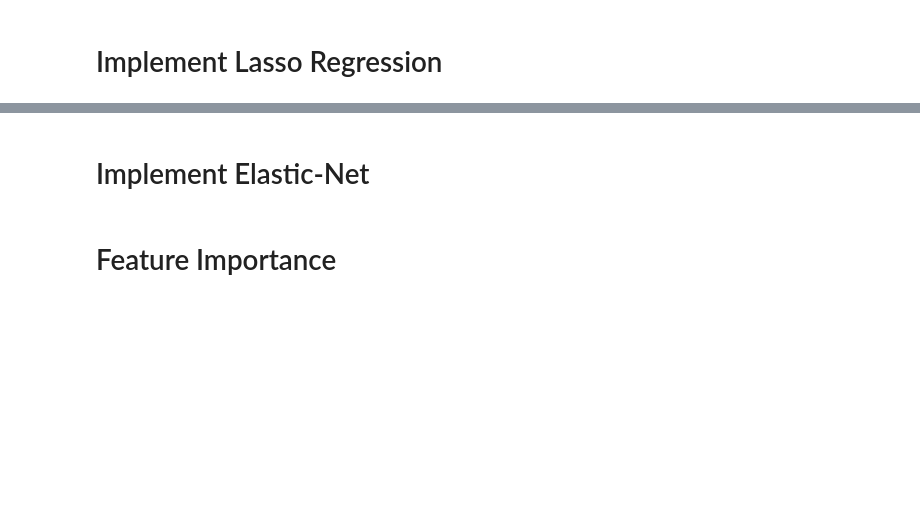
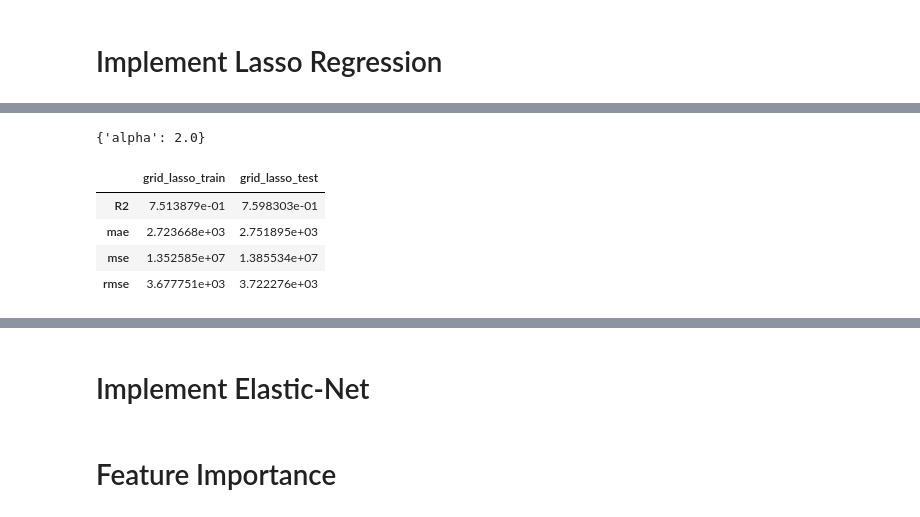
Before and after one commit to fatihhyavuz/Machine-Learning, a Jupyter notebook: ML-Projects/Linear Regression Project-2/Linear Regression Project-2 (Auto Scout Project) 14.11.2024.ipynb, the cells around one changed output, grey strips where cells are left out. Saved outputs shown, nothing was run; the diff lists cells and outputs as text; code cells hidden in the pictures; blank space fills up the shorter version.

```diff
--- a/ML-Projects/Linear Regression Project-2/Linear Regression Project-2 (Auto Scout Project) 14.11.2024.ipynb
+++ b/ML-Projects/Linear Regression Project-2/Linear Regression Project-2 (Auto Scout Project) 14.11.2024.ipynb
@@ -427,0 +623,16 @@ dtype: float64
+# %%
+grid_lasso.best_params_
+# %% [output]
+{'alpha': 2.0}
+# %%
+y_pred = grid_lasso.predict(X_test_scaled)
+y_train_pred = grid_lasso.predict(X_train_scaled)
+# %%
+lgs = train_val(y_train, y_train_pred, y_test, y_pred, "grid_lasso")
+lgs
+# %% [output]
+|  | grid_lasso_train | grid_lasso_test |
+| R2 | 7.513879e-01 | 7.598303e-01 |
+| mae | 2.723668e+03 | 2.751895e+03 |
+| mse | 1.352585e+07 | 1.385534e+07 |
+| rmse | 3.677751e+03 | 3.722276e+03 |
```
Also changed, not shown: parts of 31 cells of this notebook, 1 other file.
